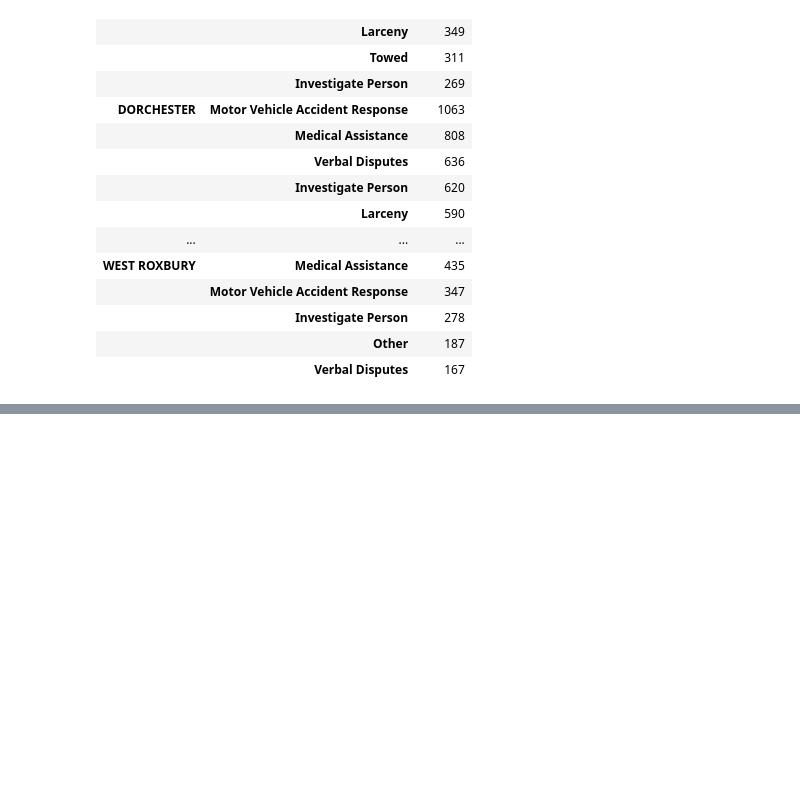
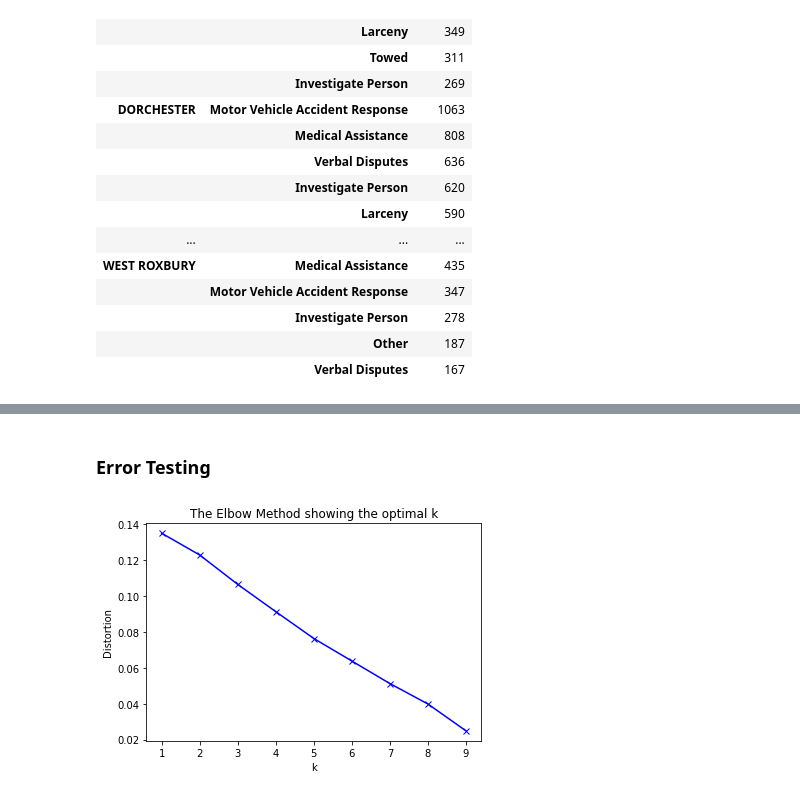
Before and after one commit to bcjwong/Coursera_Capstone, a Jupyter notebook: Applied Data Science Capstone Project.ipynb, the cells around one changed output, grey strips where cells are left out. Saved outputs shown, nothing was run; the diff lists cells and outputs as text; code cells hidden in the pictures; blank space fills up the shorter version.

```diff
--- a/Applied Data Science Capstone Project.ipynb
+++ b/Applied Data Science Capstone Project.ipynb
@@ -261,0 +375,12 @@ district_top5
+# %%
+# one hot encoding
+bos_onehot = pd.get_dummies(bos_venues[['Venue Category']], prefix="", prefix_sep="")
+
+# add neighborhood column back to dataframe
+bos_onehot['Neighborhood'] = bos_venues['Neighborhood']
+
+# move neighborhood column to the first column
+first_col = bos_onehot.pop('Neighborhood')
+bos_onehot.insert(0, 'Neighborhood', first_col)
+
+bos_onehot.head()
@@ -261,0 +395,3 @@ district_top5
+# %%
+bos_grouped = bos_onehot.groupby('Neighborhood').mean().reset_index()
+bos_grouped
@@ -261,0 +481,11 @@ district_top5
+# %%
+# set number of clusters
+kclusters = 4
+
+bos_grouped_clustering = bos_grouped.drop('Neighborhood', 1)
+
+# run k-means clustering
+kmeans = KMeans(n_clusters=kclusters, random_state=0).fit(bos_grouped_clustering)
+
+# check cluster labels generated for each row in the dataframe
+kmeans.labels_[0:10]
@@ -261,0 +578,23 @@ district_top5
+# %% [markdown]
+### Error Testing
+# %%
+from sklearn.cluster import KMeans
+from sklearn import metrics
+from scipy.spatial.distance import cdist
+import numpy as np
+import matplotlib.pyplot as plt
+distortions = []
+K = range(1,10)
+for k in K:
+    kmeanModel = KMeans(n_clusters=k).fit(bos_grouped_clustering)
+    kmeanModel.fit(bos_grouped_clustering)
+    distortions.append(sum(np.min(cdist(bos_grouped_clustering, kmeanModel.cluster_centers_, 'euclidean'), axis=1)) / bos_grouped_clustering.shape[0])
+
+# Plot the elbow
+plt.plot(K, distortions, 'bx-')
+plt.xlabel('k')
+plt.ylabel('Distortion')
+plt.title('The Elbow Method showing the optimal k')
+plt.show()
+# %% [output]
+[figure, added]
```
Also changed, not shown: parts of 42 cells of this notebook.
